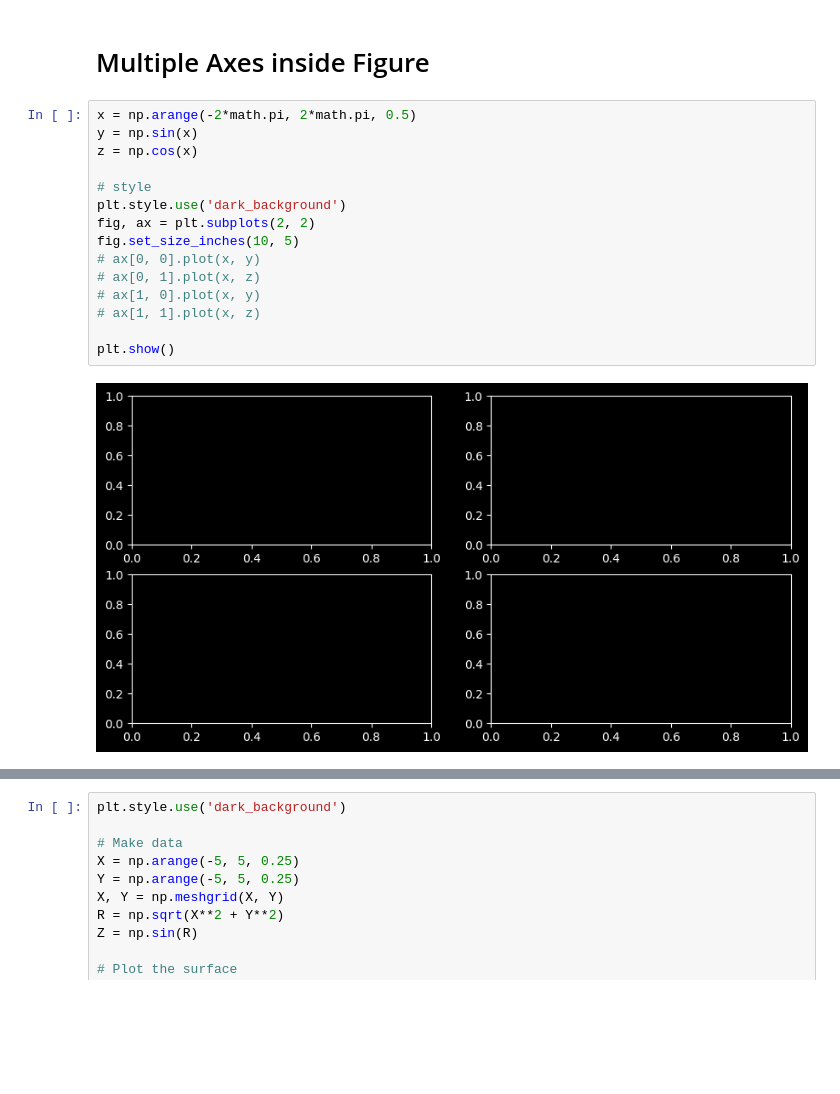
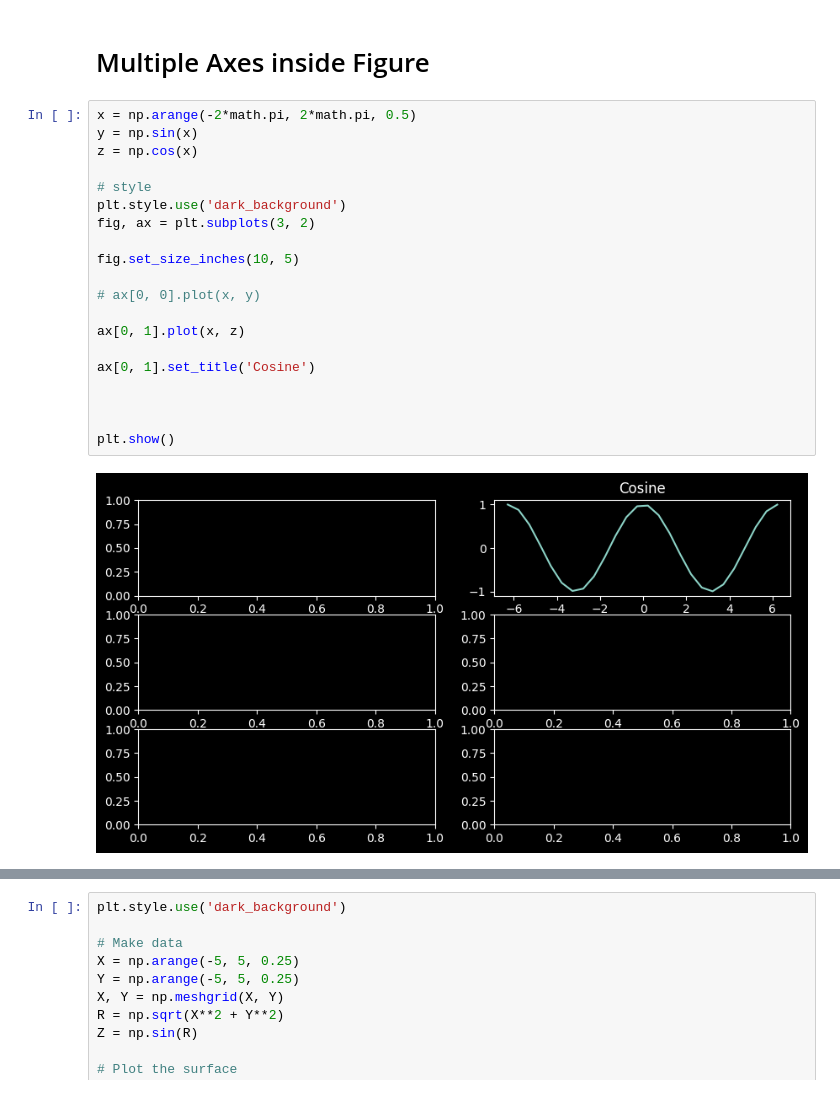
Before and after one commit to jsdhami/Python-For-Research, a Jupyter notebook: Matplotlib.ipynb, the cells around one changed output, grey strips where cells are left out. Drawn from its saved outputs; the diff is of its cells as text; blank space fills up the shorter version.

```diff
--- a/Matplotlib.ipynb
+++ b/Matplotlib.ipynb
@@ -362,20 +395,25 @@ plt.show()
 # %%
 x = np.arange(-2*math.pi, 2*math.pi, 0.5)
 y = np.sin(x)
 z = np.cos(x)
 
 # style
 plt.style.use('dark_background')
-fig, ax = plt.subplots(2, 2)
+fig, ax = plt.subplots(3, 2)
+
 fig.set_size_inches(10, 5)
+
 # ax[0, 0].plot(x, y)
-# ax[0, 1].plot(x, z)
-# ax[1, 0].plot(x, y)
-# ax[1, 1].plot(x, z)
+
+ax[0, 1].plot(x, z)
+
+ax[0, 1].set_title('Cosine')
+
+
 
 plt.show()
 # %% [output]
-[figure, old version]
+[figure, new version]
 # %%
 # use style
 plt.style.use('dark_background')
```
Also changed, not shown: parts of 14 cells of this notebook.
